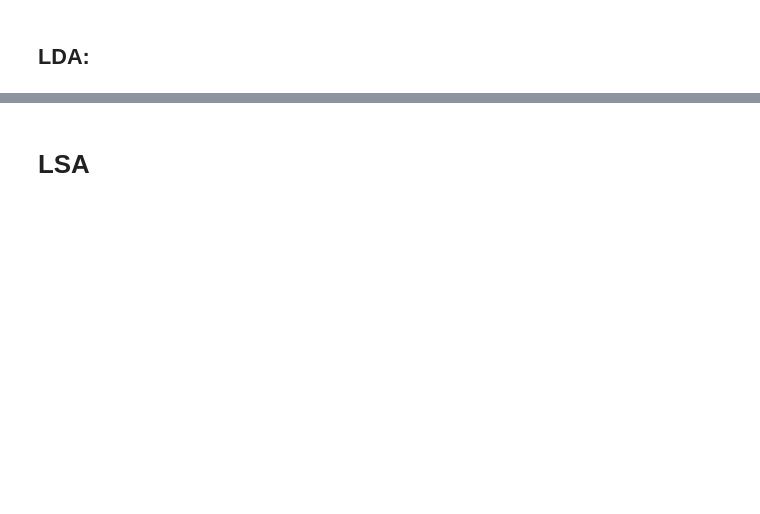
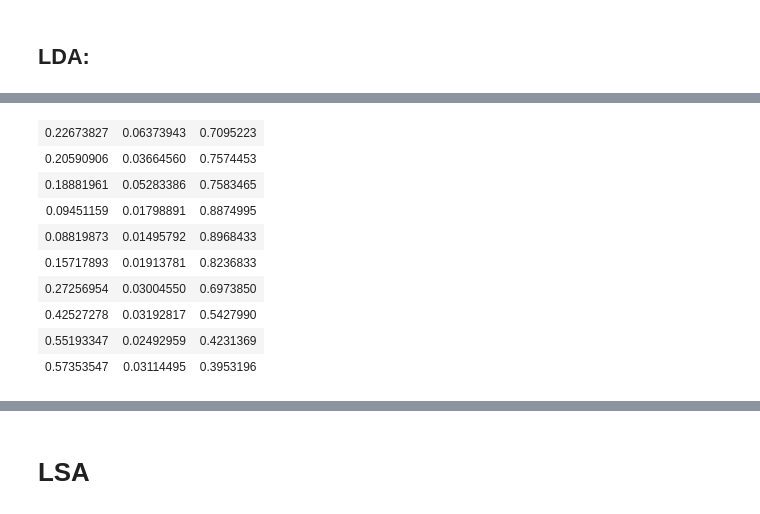
Before and after one commit to harishaaram/Topic-Modeling, a Jupyter notebook: Text_Analysis_Fedspeech.ipynb, the cells around one changed output, grey strips where cells are left out. Cells and saved outputs as stored; diff of their text form; code cells hidden in the pictures; blank space fills up the shorter version.

```diff
--- a/Text_Analysis_Fedspeech.ipynb
+++ b/Text_Analysis_Fedspeech.ipynb
@@ -389,2 +457,15 @@ length(ldaGibbs_k@beta)/4
+# %%
+ldaGibbs_k@gamma[1:10,]
+# %% [output]
+| 0.22673827 | 0.06373943 | 0.7095223 |
+| 0.20590906 | 0.03664560 | 0.7574453 |
+| 0.18881961 | 0.05283386 | 0.7583465 |
+| 0.09451159 | 0.01798891 | 0.8874995 |
+| 0.08819873 | 0.01495792 | 0.8968433 |
+| 0.15717893 | 0.01913781 | 0.8236833 |
+| 0.27256954 | 0.03004550 | 0.6973850 |
+| 0.42527278 | 0.03192817 | 0.5427990 |
+| 0.55193347 | 0.02492959 | 0.4231369 |
+| 0.57353547 | 0.03114495 | 0.3953196 |
 # %%
 ldaGibbs_k@beta
```
Also changed, not shown: parts of 46 cells of this notebook, 1 other file.
